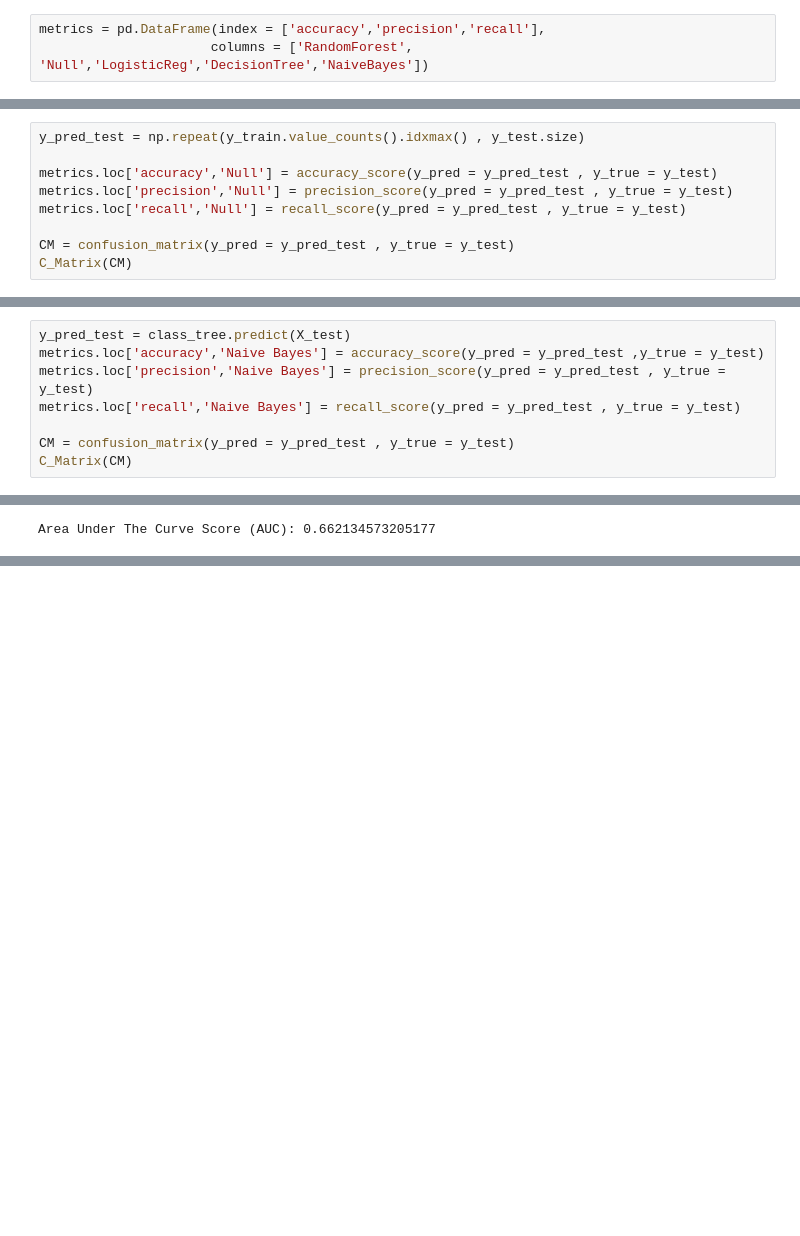
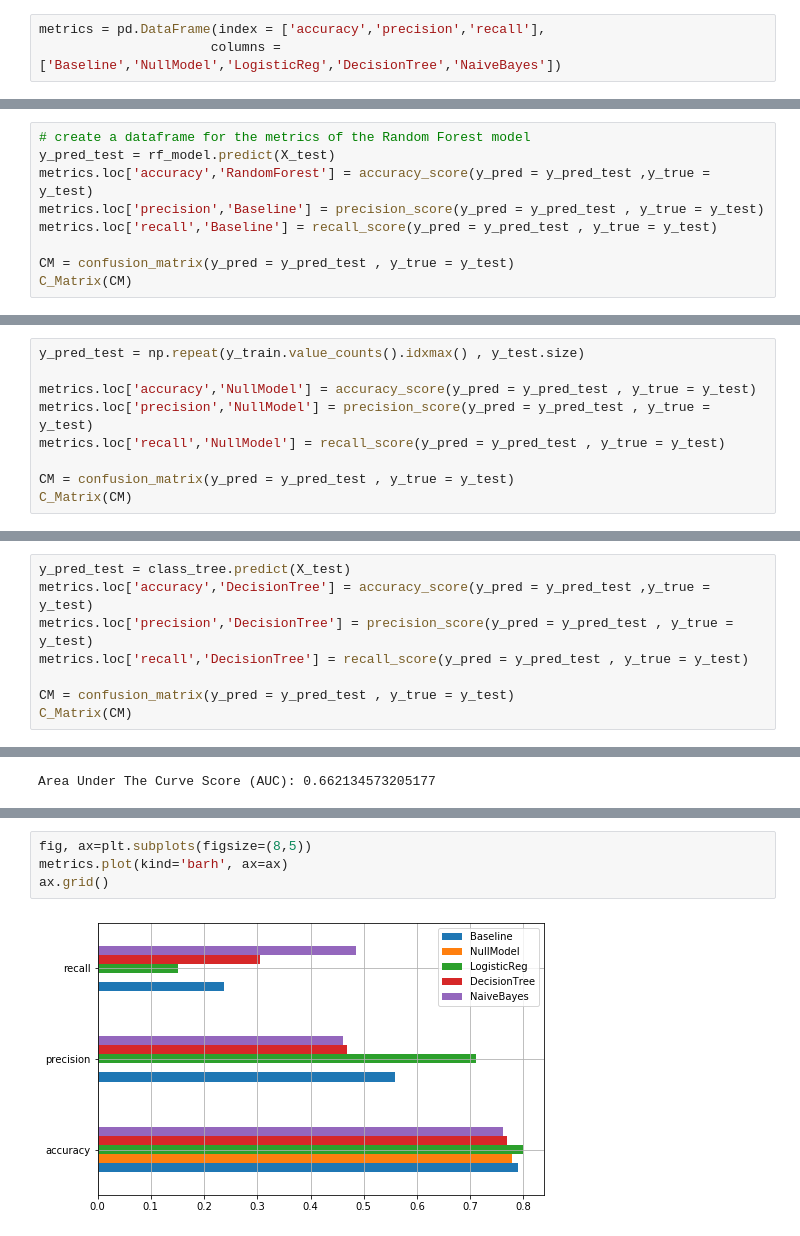
Before and after one commit to jankomah/CreditCardDefault, a Jupyter notebook: Josh_Modelling.ipynb, the cells around one changed output, grey strips where cells are left out. Cells and saved outputs as stored; diff of their text form; blank space fills up the shorter version.

Commit message:
Metrics_and_models

```diff
--- a/Josh_Modelling.ipynb
+++ b/Josh_Modelling.ipynb
@@ -161,7 +163,7 @@ def C_Matrix(CM , labels = ['pay','default']):
 # Create Dataframe for Metrics
 # %%
 metrics = pd.DataFrame(index = ['accuracy','precision','recall'],
-                      columns = ['RandomForest', 'Null','LogisticReg','DecisionTree','NaiveBayes'])
+                      columns = ['Baseline','NullModel','LogisticReg','DecisionTree','NaiveBayes'])
 # %%
 # Defining Important Concept
 # %%
@@ -207,3 +209,12 @@ TP : 4423
 TN : 316
 FP : 250
 FN : 1011
+# %%
+# create a dataframe for the metrics of the Random Forest model
+y_pred_test = rf_model.predict(X_test)
+metrics.loc['accuracy','RandomForest'] = accuracy_score(y_pred = y_pred_test ,y_true = y_test)
+metrics.loc['precision','Baseline'] = precision_score(y_pred = y_pred_test , y_true = y_test)
+metrics.loc['recall','Baseline'] = recall_score(y_pred = y_pred_test , y_true = y_test)
+
+CM = confusion_matrix(y_pred = y_pred_test , y_true = y_test)
+C_Matrix(CM)
@@ -213,9 +230,9 @@ FN : 1011
 # %%
 y_pred_test = np.repeat(y_train.value_counts().idxmax() , y_test.size)
 
-metrics.loc['accuracy','Null'] = accuracy_score(y_pred = y_pred_test , y_true = y_test)
-metrics.loc['precision','Null'] = precision_score(y_pred = y_pred_test , y_true = y_test)
-metrics.loc['recall','Null'] = recall_score(y_pred = y_pred_test , y_true = y_test)
+metrics.loc['accuracy','NullModel'] = accuracy_score(y_pred = y_pred_test , y_true = y_test)
+metrics.loc['precision','NullModel'] = precision_score(y_pred = y_pred_test , y_true = y_test)
+metrics.loc['recall','NullModel'] = recall_score(y_pred = y_pred_test , y_true = y_test)
 
 CM = confusion_matrix(y_pred = y_pred_test , y_true = y_test)
 C_Matrix(CM)
@@ -492,9 +509,9 @@ DecisionTreeClassifier(class_weight=None, criterion='gini', max_depth=None,
             splitter='best')
 # %%
 y_pred_test = class_tree.predict(X_test)
-metrics.loc['accuracy','Naive Bayes'] = accuracy_score(y_pred = y_pred_test ,y_true = y_test)
-metrics.loc['precision','Naive Bayes'] = precision_score(y_pred = y_pred_test , y_true = y_test)
-metrics.loc['recall','Naive Bayes'] = recall_score(y_pred = y_pred_test , y_true = y_test)
+metrics.loc['accuracy','DecisionTree'] = accuracy_score(y_pred = y_pred_test ,y_true = y_test)
+metrics.loc['precision','DecisionTree'] = precision_score(y_pred = y_pred_test , y_true = y_test)
+metrics.loc['recall','DecisionTree'] = recall_score(y_pred = y_pred_test , y_true = y_test)
 
 CM = confusion_matrix(y_pred = y_pred_test , y_true = y_test)
 C_Matrix(CM)
@@ -664,0 +694,6 @@ Area Under The Curve Score (AUC): 0.662134573205177
+# %%
+fig, ax=plt.subplots(figsize=(8,5))
+metrics.plot(kind='barh', ax=ax)
+ax.grid()
+# %% [output]
+[figure, added]
```
Also changed, not shown: parts of 5 cells of this notebook.
